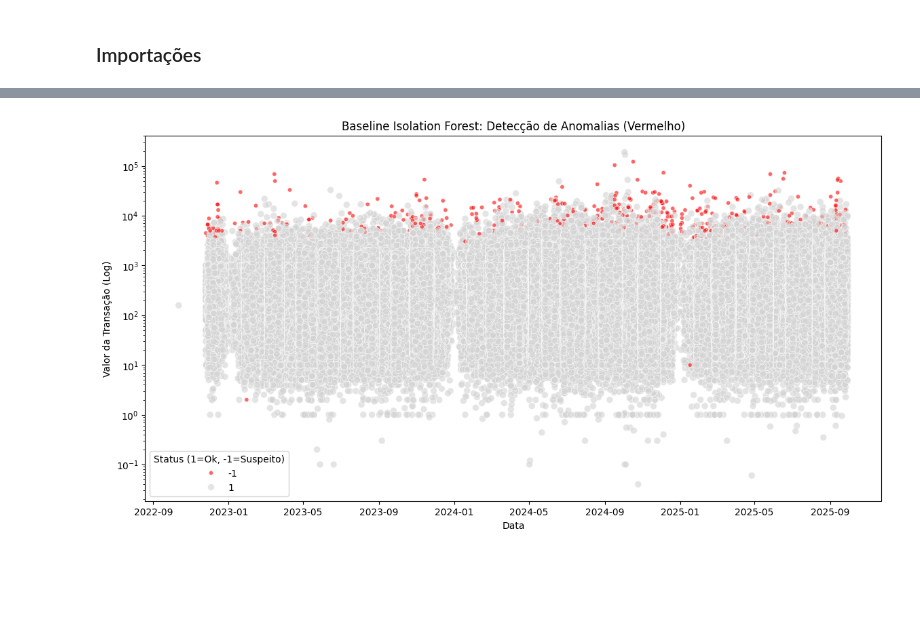
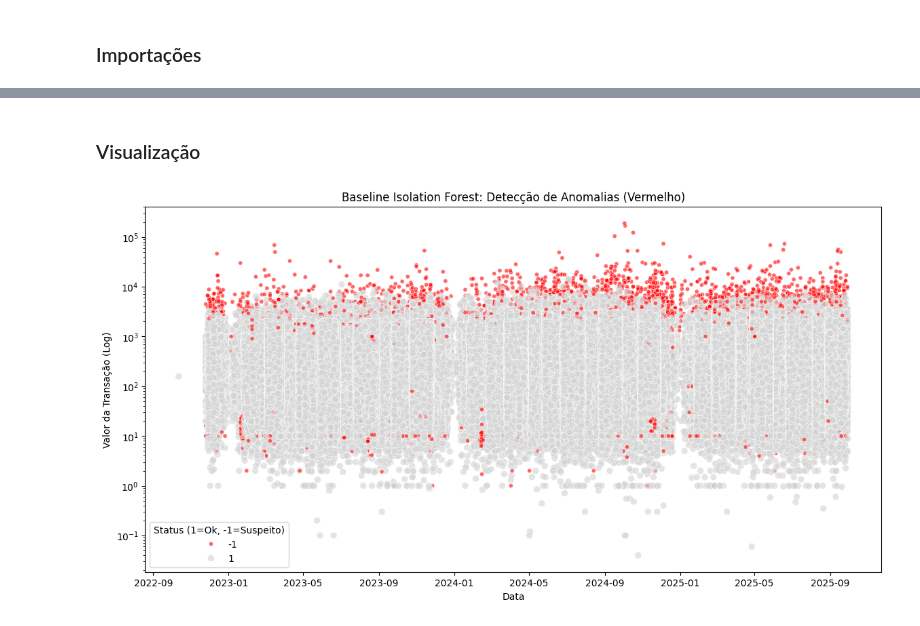
Before and after one commit to JSDA1102/Projeto-Jacurutu, a Jupyter notebook: notebooks/Baseline Isolation Forest.ipynb, the cells around one changed output, grey strips where cells are left out. Cells and saved outputs as stored; diff of their text form; code cells hidden in the pictures; blank space fills up the shorter version.

Commit message:
isolation_forest atualizado

```diff
--- a/notebooks/Baseline Isolation Forest.ipynb
+++ b/notebooks/Baseline Isolation Forest.ipynb
@@ -88 +72,3 @@ def add_monthly_ratio_features(df):
+# %%
+df_clean = add_monthly_ratio_features(df_clean)
 # %% [markdown]
@@ -119,0 +76,9 @@ array([[ 9.49323332e-01, -5.00000000e-01, -4.00000000e-01, ...,
+# %%
+df_clean_sigiloso0 = df_clean[df_clean['SIGILOSO'] == 0].copy()
+df_clean_sigiloso1 = df_clean[df_clean['SIGILOSO'] == 1].copy()
+# %%
+preprocessor = get_preprocessor()
+preprocessor.fit(df_clean)
+
+X_scaled_sigiloso0 = preprocessor.transform(df_clean_sigiloso0)
+X_scaled_sigiloso1 = preprocessor.transform(df_clean_sigiloso1)
@@ -120,7 +87,6 @@ array([[ 9.49323332e-01, -5.00000000e-01, -4.00000000e-01, ...,
 # %%
-if_model = IsolationForest(contamination=0.01, random_state=42)
+iso0 = IsolationForest(contamination=0.01, random_state=42)
 
-if_model.fit(X_scaled)
-# Fit / Predict
-df_final['IF_LABEL'] = if_model.predict(X_scaled)
-df_final['IF_SCORE'] = if_model.score_samples(X_scaled)
+iso0.fit(X_scaled_sigiloso0)
+df_clean_sigiloso0['IF_LABEL'] = iso0.predict(X_scaled_sigiloso0)
+df_clean_sigiloso0['IF_SCORE'] = iso0.score_samples(X_scaled_sigiloso0)
@@ -155,20 +125,22 @@ suspeitas[['VALOR TRANSAÇÃO']].describe()
+# %% [markdown]
+### Visualização
 # %%
 plt.figure(figsize=(14, 7))
 sns.scatterplot(
-    data=df_final,
+    data=df_clean_sigiloso0,
     x='DATA TRANSAÇÃO',
     y='VALOR TRANSAÇÃO',
     hue='IF_LABEL',
     palette={1: 'lightgrey', -1: 'red'},
     alpha=0.6,
     size='IF_LABEL',
     sizes=(20, 50)
 )
 plt.yscale('log')
 plt.title('Baseline Isolation Forest: Detecção de Anomalias (Vermelho)')
 plt.ylabel('Valor da Transação (Log)')
 plt.xlabel('Data')
 plt.legend(title='Status (1=Ok, -1=Suspeito)')
 plt.show()
 # %% [output]
-[figure, old version]
+[figure, new version]
```
Also changed, not shown: parts of 32 cells of this notebook, 3 other files.
